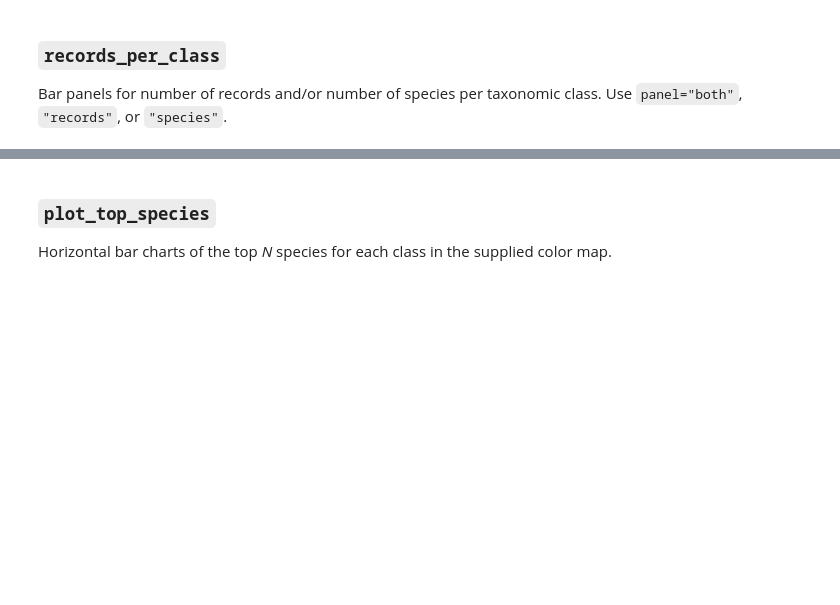
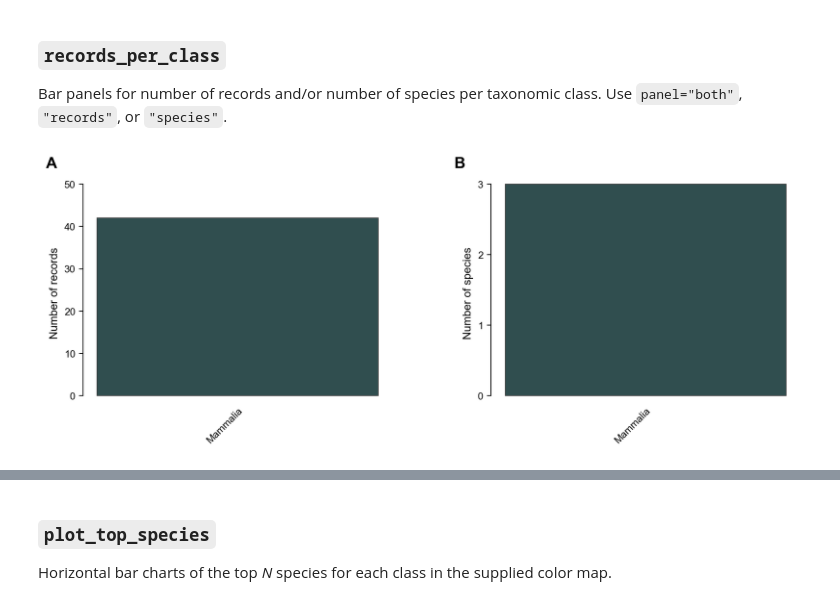
Before and after one commit to Okala-Ltd/NatureCubePy, a Jupyter notebook: tutorials/04_visualization.ipynb, the cells around one changed output, grey strips where cells are left out. Saved outputs shown, nothing was run; the diff lists cells and outputs as text; code cells hidden in the pictures; blank space fills up the shorter version.

```diff
--- a/tutorials/04_visualization.ipynb
+++ b/tutorials/04_visualization.ipynb
@@ -106,7 +131,8 @@ Bar panels for number of records and/or number of species per taxonomic class. U
 # %%
 camera_classes = sorted(camtrap["class"].dropna().astype(str).unique())
 fig = records_per_class(camtrap, class_levels=camera_classes, panel="both")
-fig
+# %% [output]
+[figure, added]
 # %%
 audio_classes = sorted(audio["class"].dropna().astype(str).unique())
 fig = records_per_class(audio, class_levels=audio_classes, panel="species")
```
Also changed, not shown: parts of 16 cells of this notebook, 32 other files.
